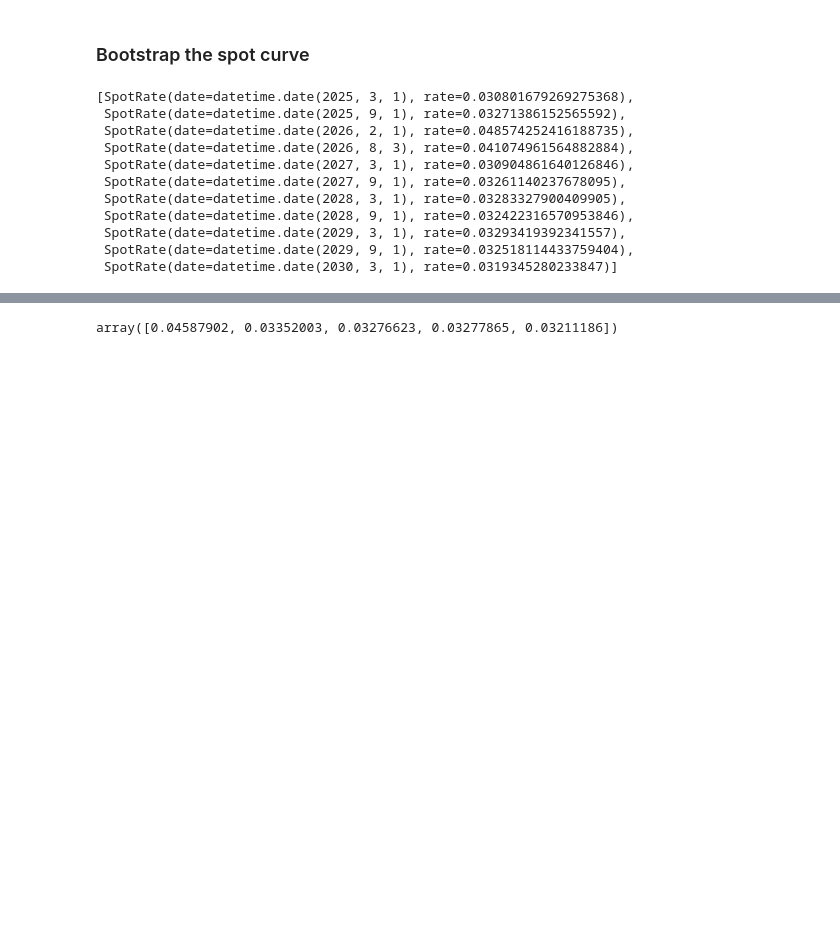
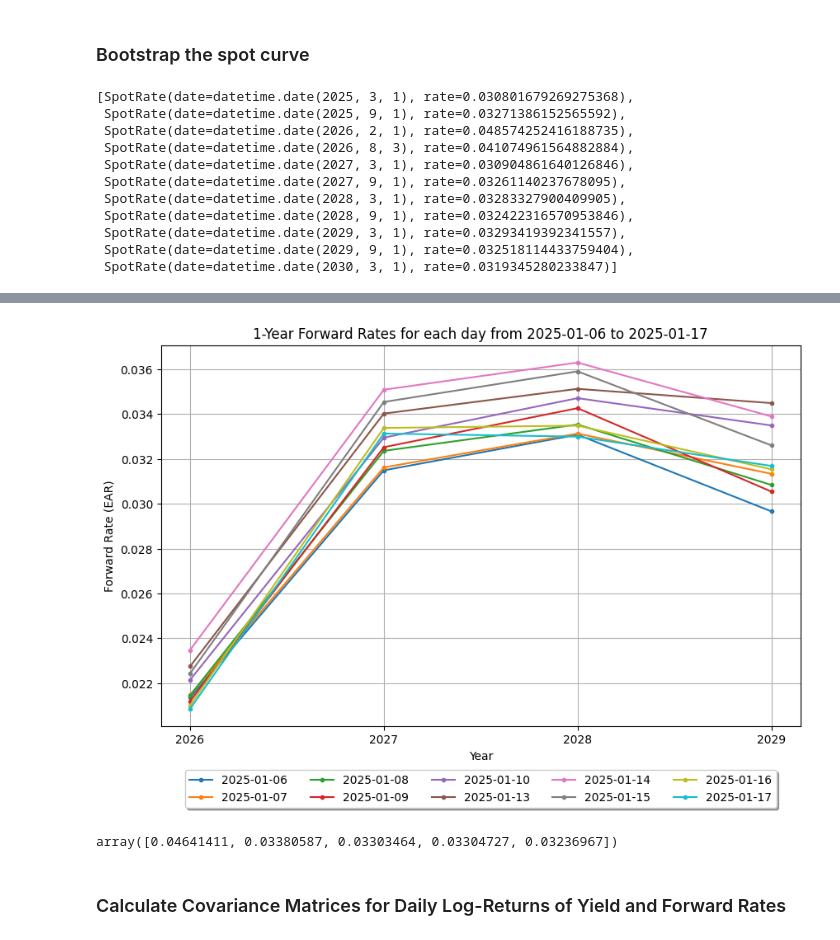
Before and after one commit to maxgodfrey2004/APM466-Assignment1, a Jupyter notebook: assignment_1.ipynb, the cells around one changed output, grey strips where cells are left out. Saved outputs shown, nothing was run; the diff lists cells and outputs as text; code cells hidden in the pictures; blank space fills up the shorter version.

```diff
--- a/assignment_1.ipynb
+++ b/assignment_1.ipynb
@@ -232,24 +231,37 @@ plt.show()
+# %%
+plt.figure(figsize=(10, 6))
+
+for date_ in target_dates:
+    interpolated_spot_ears = interpolate_spot_ears_from_aprs(spot_curves[date_], target_years)
+    forward_rates = [0] * 4
+    for i in range(4):
+        forward_rates[i] = (((1 + interpolated_spot_ears[i + 1]) ** (i + 2)) / ((1 + interpolated_spot_ears[i]) ** (i + 1))) - 1
+    plt.plot([x + 2025 for x in target_years[:-1]], forward_rates, marker='o', markersize=3, label=date_[:-6])
+
+plt.xlabel('Year')
+plt.xticks(range(2026, 2030))
+plt.ylabel('Forward Rate (EAR)')
+plt.title('1-Year Forward Rates for each day from 2025-01-06 to 2025-01-17')
+plt.legend(loc='upper center', bbox_to_anchor=(0.5, -0.1),
+            ncol=5, fancybox=True, shadow=True)
+plt.grid(True)
+
+plt.show()
+# %% [output]
+[figure, added]
 # %%
 from scipy.interpolate import interp1d
 
-def interpolate_spot_rates(spot_rates: list[SpotRate], target_years: list[int]) -> list[float]:
-    # Extract years to maturity and corresponding spot rates
+def interpolate_spot_ears_from_aprs(spot_rates: list[SpotRate], target_years: list[int]) -> list[float]:
     years = [year_fraction(valuation_date, sr.date) for sr in spot_rates]
-    rates = [sr.rate for sr in spot_rates]
+    ears = [((1 + sr.rate / 2) ** 2) - 1 for sr in spot_rates]
+    # Linearly interpolate the spot effective annual rates for the target years
+    interpolation_function = interp1d(years, ears, kind='linear', fill_value="extrapolate")
+    return interpolation_function(target_years)
 
-    # Create an interpolation function
-    interpolation_function = interp1d(years, rates, kind='linear', fill_value="extrapolate")
-
-    # Interpolate the spot rates for the target years
-    interpolated_rates = interpolation_function(target_years)
-
-    return interpolated_rates
-
-# Define the target years for interpolation
 target_years = [1, 2, 3, 4, 5]
-
-# Interpolate the spot rates
-interpolated_spot_rates = interpolate_spot_rates(spot_curves[target_dates[0]], target_years)
-interpolated_spot_rates
+interpolate_spot_ears_from_aprs(spot_curves[target_dates[0]], target_years)
 # %% [output]
-array([0.04587902, 0.03352003, 0.03276623, 0.03277865, 0.03211186])
+array([0.04641411, 0.03380587, 0.03303464, 0.03304727, 0.03236967])
+# %% [markdown]
+### Calculate Covariance Matrices for Daily Log-Returns of Yield and Forward Rates
```
Also changed, not shown: parts of 4 cells of this notebook.
